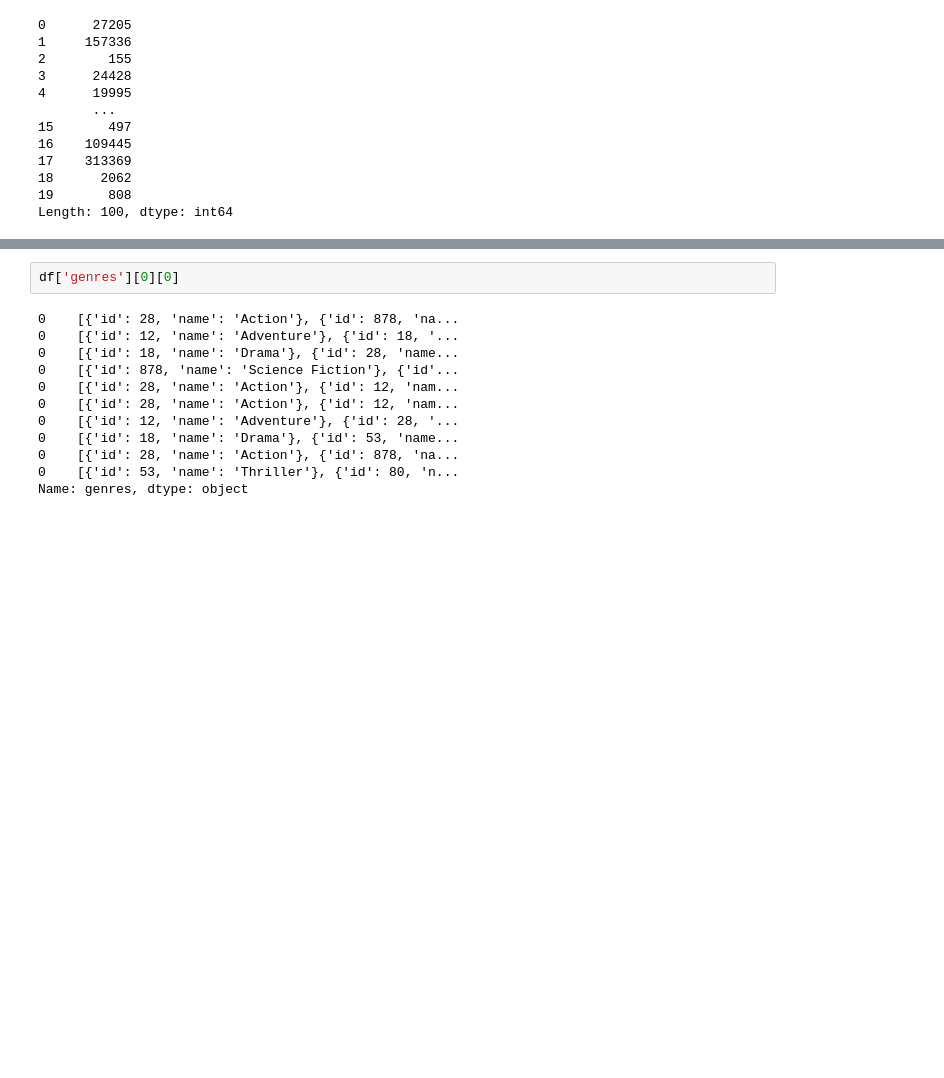
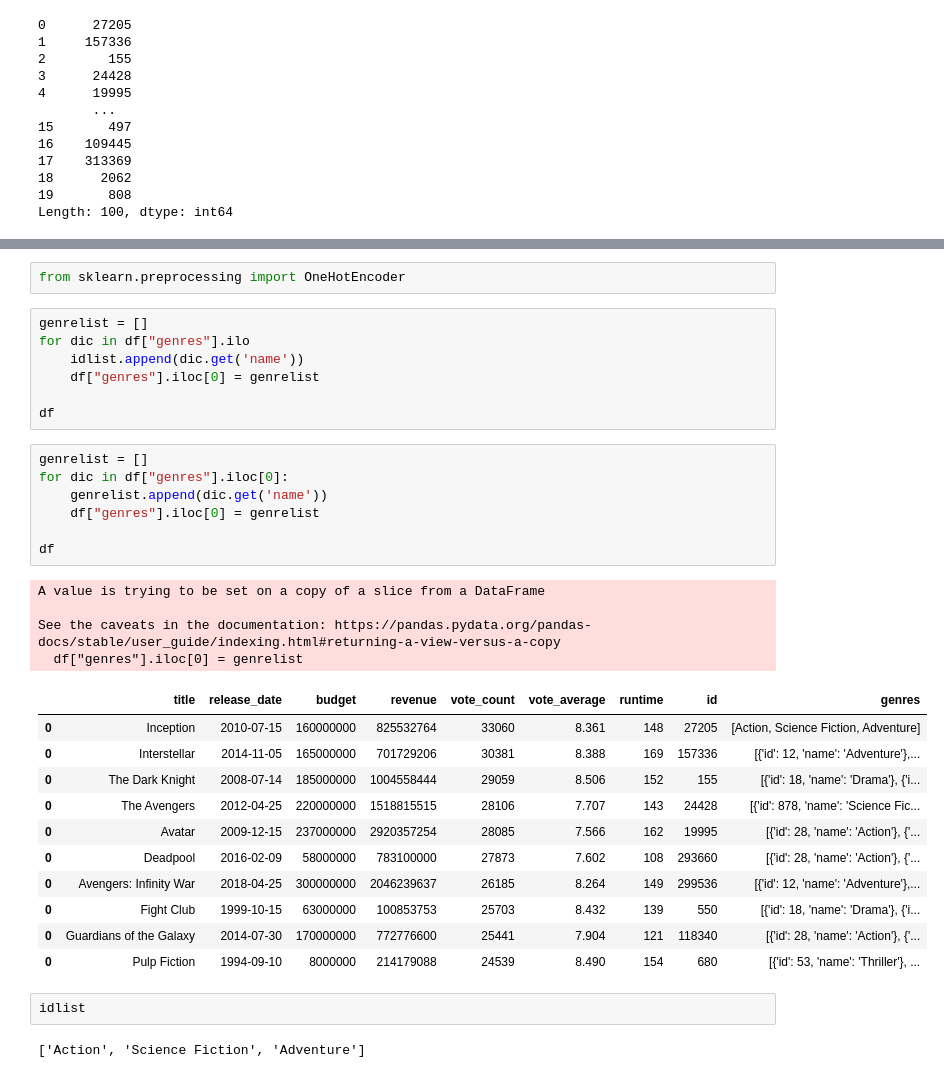
Before and after one commit to H4rune/TMDB-Data-Insights, a Jupyter notebook: test.ipynb, the cells around one changed output, grey strips where cells are left out. Cells and saved outputs as stored; diff of their text form; blank space fills up the shorter version.

Commit message:
working preprocessing

```diff
--- a/test.ipynb
+++ b/test.ipynb
@@ -139,14 +195,36 @@ for index, ids in IDs.head(10).items():
+# %%
+from sklearn.preprocessing import OneHotEncoder
+# %%
+genrelist = []
+for dic in df["genres"].ilo
+    idlist.append(dic.get('name'))
+    df["genres"].iloc[0] = genrelist
+
+df
 # %%
-df['genres'][0][0]
+genrelist = []
+for dic in df["genres"].iloc[0]:
+    genrelist.append(dic.get('name'))
+    df["genres"].iloc[0] = genrelist
+
+df
 # %% [output]
-0    [{'id': 28, 'name': 'Action'}, {'id': 878, 'na...
-0    [{'id': 12, 'name': 'Adventure'}, {'id': 18, '...
-0    [{'id': 18, 'name': 'Drama'}, {'id': 28, 'name...
-0    [{'id': 878, 'name': 'Science Fiction'}, {'id'...
-0    [{'id': 28, 'name': 'Action'}, {'id': 12, 'nam...
-0    [{'id': 28, 'name': 'Action'}, {'id': 12, 'nam...
-0    [{'id': 12, 'name': 'Adventure'}, {'id': 28, '...
-0    [{'id': 18, 'name': 'Drama'}, {'id': 53, 'name...
-0    [{'id': 28, 'name': 'Action'}, {'id': 878, 'na...
-0    [{'id': 53, 'name': 'Thriller'}, {'id': 80, 'n...
-Name: genres, dtype: object
+A value is trying to be set on a copy of a slice from a DataFrame
+
+See the caveats in the documentation: https://pandas.pydata.org/pandas-docs/stable/user_guide/indexing.html#returning-a-view-versus-a-copy
+  df["genres"].iloc[0] = genrelist
+|  | title | release_date | budget | revenue | vote_count | vote_average | runtime | id | genres |
+| 0 | Inception | 2010-07-15 | 160000000 | 825532764 | 33060 | 8.361 | 148 | 27205 | [Action, Science Fiction, Adventure] |
+| 0 | Interstellar | 2014-11-05 | 165000000 | 701729206 | 30381 | 8.388 | 169 | 157336 | [{'id': 12, 'name': 'Adventure'},... |
+| 0 | The Dark Knight | 2008-07-14 | 185000000 | 1004558444 | 29059 | 8.506 | 152 | 155 | [{'id': 18, 'name': 'Drama'}, {'i... |
+| 0 | The Avengers | 2012-04-25 | 220000000 | 1518815515 | 28106 | 7.707 | 143 | 24428 | [{'id': 878, 'name': 'Science Fic... |
+| 0 | Avatar | 2009-12-15 | 237000000 | 2920357254 | 28085 | 7.566 | 162 | 19995 | [{'id': 28, 'name': 'Action'}, {'... |
+| 0 | Deadpool | 2016-02-09 | 58000000 | 783100000 | 27873 | 7.602 | 108 | 293660 | [{'id': 28, 'name': 'Action'}, {'... |
+| 0 | Avengers: Infinity War | 2018-04-25 | 300000000 | 2046239637 | 26185 | 8.264 | 149 | 299536 | [{'id': 12, 'name': 'Adventure'},... |
+| 0 | Fight Club | 1999-10-15 | 63000000 | 100853753 | 25703 | 8.432 | 139 | 550 | [{'id': 18, 'name': 'Drama'}, {'i... |
+| 0 | Guardians of the Galaxy | 2014-07-30 | 170000000 | 772776600 | 25441 | 7.904 | 121 | 118340 | [{'id': 28, 'name': 'Action'}, {'... |
+| 0 | Pulp Fiction | 1994-09-10 | 8000000 | 214179088 | 24539 | 8.490 | 154 | 680 | [{'id': 53, 'name': 'Thriller'}, ... |
+# %%
+idlist
+# %% [output]
+['Action', 'Science Fiction', 'Adventure']
```
Also changed, not shown: parts of 5 cells of this notebook, 1 other file.
